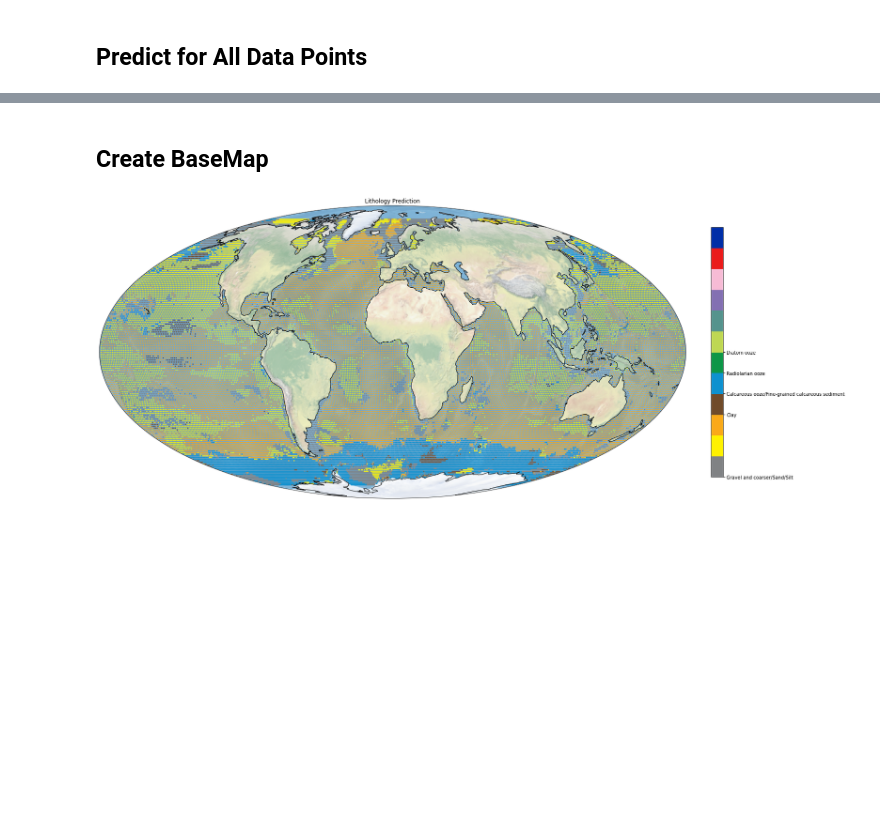
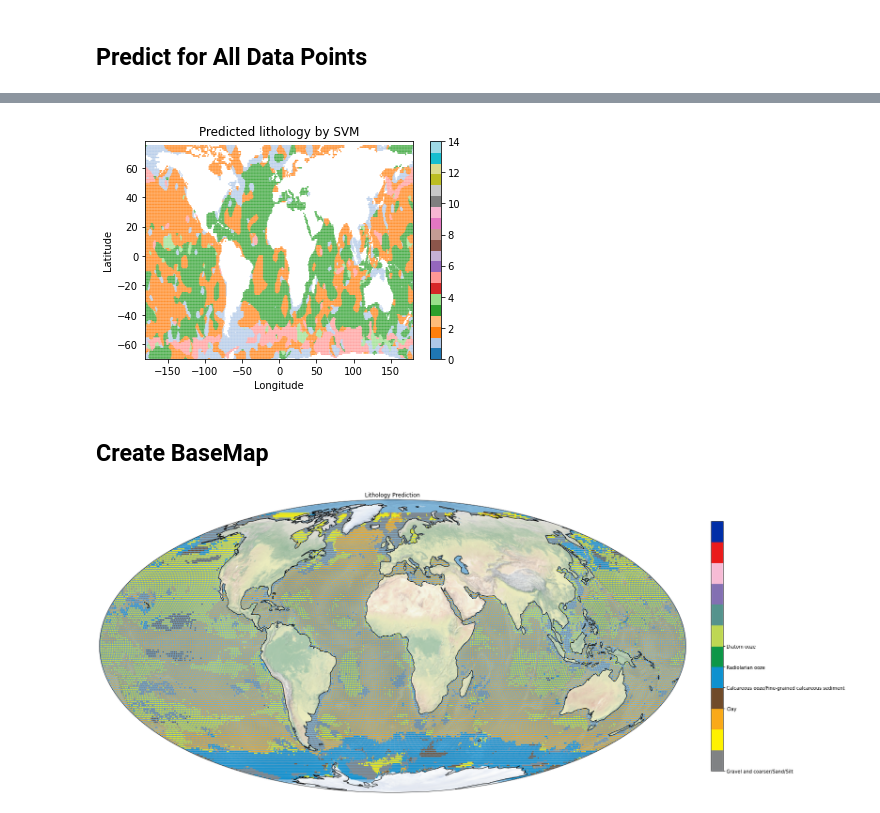
Before and after one commit to joyceyuu/sea, a Jupyter notebook: keras_nn.ipynb, the cells around one changed output, grey strips where cells are left out. Cells and saved outputs as stored; diff of their text form; code cells hidden in the pictures; blank space fills up the shorter version.

```diff
--- a/keras_nn.ipynb
+++ b/keras_nn.ipynb
@@ -406,3 +483,7 @@ draw_global(query_data['longitude'], query_data['latitude'], q_prob, "Probabilit
+# %%
+draw_global(q_lon, q_lat, svm_prediction , "Predicted lithology by SVM")
+# %% [output]
+[figure, added]
 # %% [markdown]
 ## Create BaseMap
 # %%
```
Also changed, not shown: parts of 20 cells of this notebook, 1 other file.
